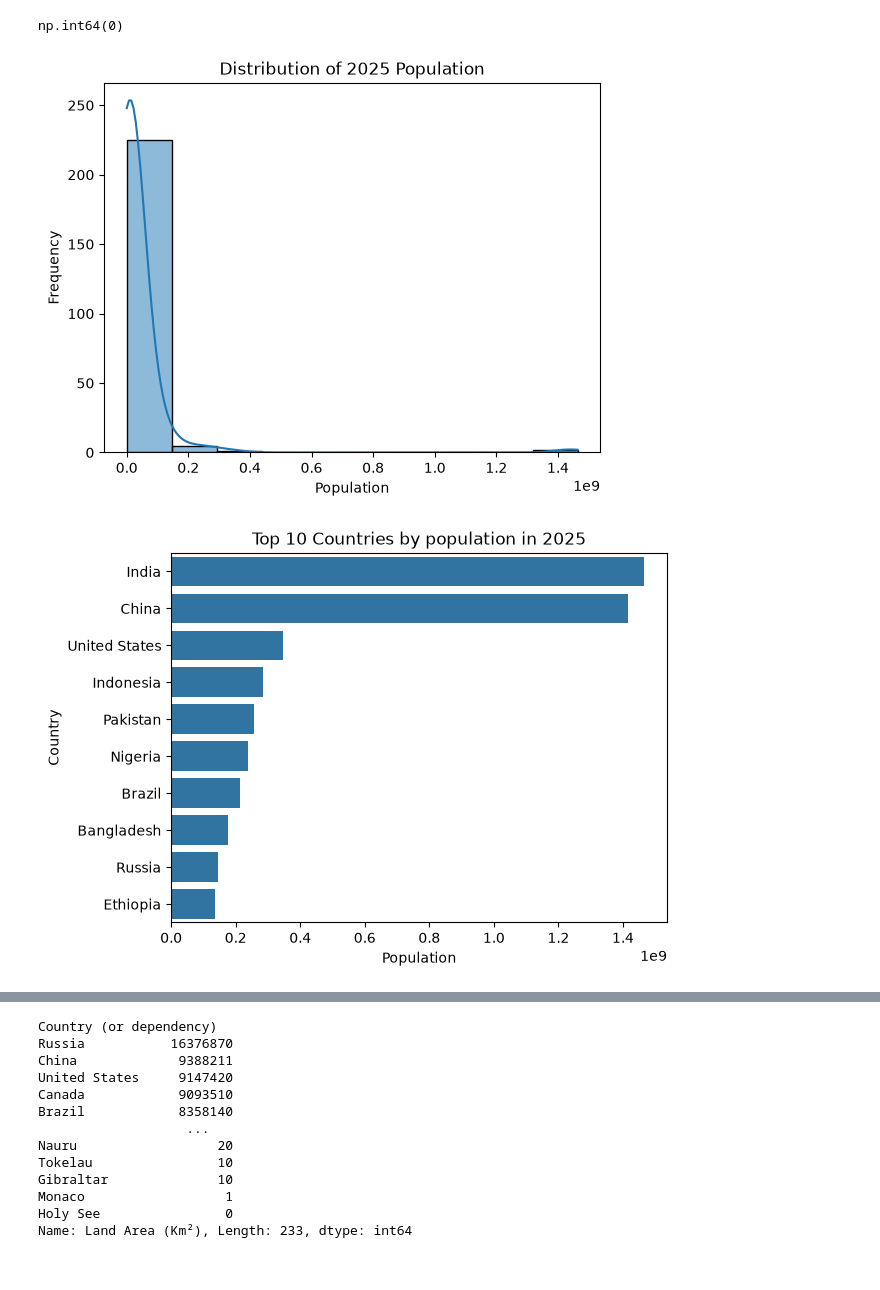
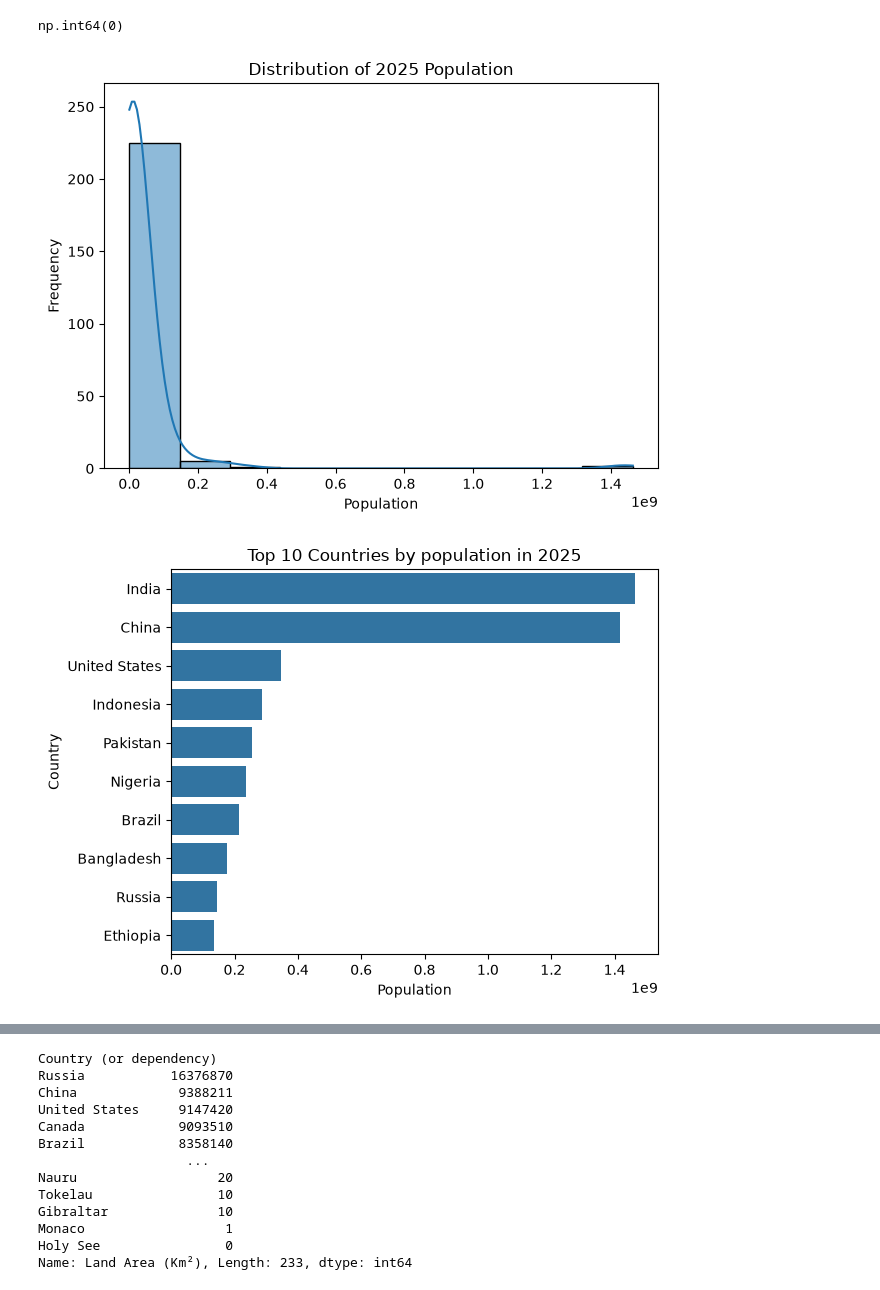
Before and after one commit to hiralirs/world-population-analysis-2025, a Jupyter notebook: main.ipynb, the cells around one changed output, grey strips where cells are left out. Saved outputs shown, nothing was run; the diff lists cells and outputs as text; code cells hidden in the pictures.

Commit message:
feat: automate visualization exports with plt.savefig

```diff
--- a/main.ipynb
+++ b/main.ipynb
@@ -99,11 +99,13 @@ np.int64(0)
 # %%
 sns.histplot(df["Population 2025"],bins=10,kde=True)
 plt.title("Distribution of 2025 Population")
 plt.xlabel("Population")
 plt.ylabel("Frequency")
+plt.tight_layout()
+plt.savefig('population_distribution.png',dpi=300)
 plt.show()
 # %% [output]
-[figure, old version]
+[figure, new version]
 # %%
 top_10_countries = df.sort_values(by="Population 2025",ascending=False).head(10)
 # %%
@@ -111,9 +113,11 @@ sns.barplot(x ="Population 2025",y = "Country (or dependency)",data= top_10_coun
 plt.title("Top 10 Countries by population in 2025")
 plt.xlabel("Population")
 plt.ylabel("Country")
+plt.tight_layout()
+plt.savefig('barplot_population.png',dpi=300)
 plt.show()
 # %% [output]
-[figure, old version]
+[figure, new version]
 # %%
 sns.scatterplot(x="Population 2025",y="Density (P/Km²)", data = df)
 plt.title("Population and Density Scatter Plot")
```
Also changed, not shown: parts of 3 cells of this notebook, 5 other files.
